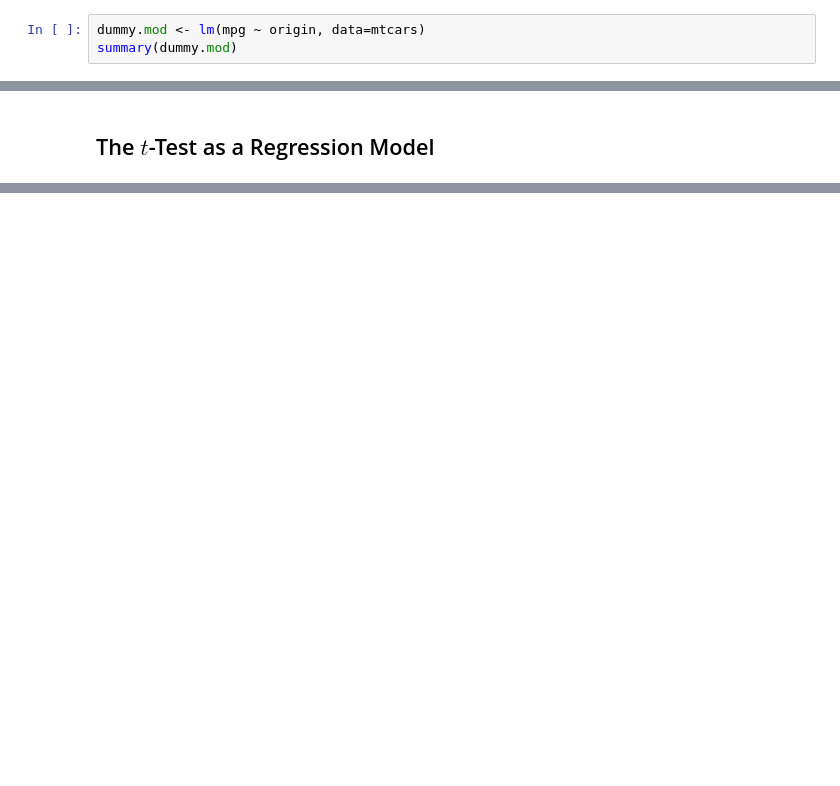
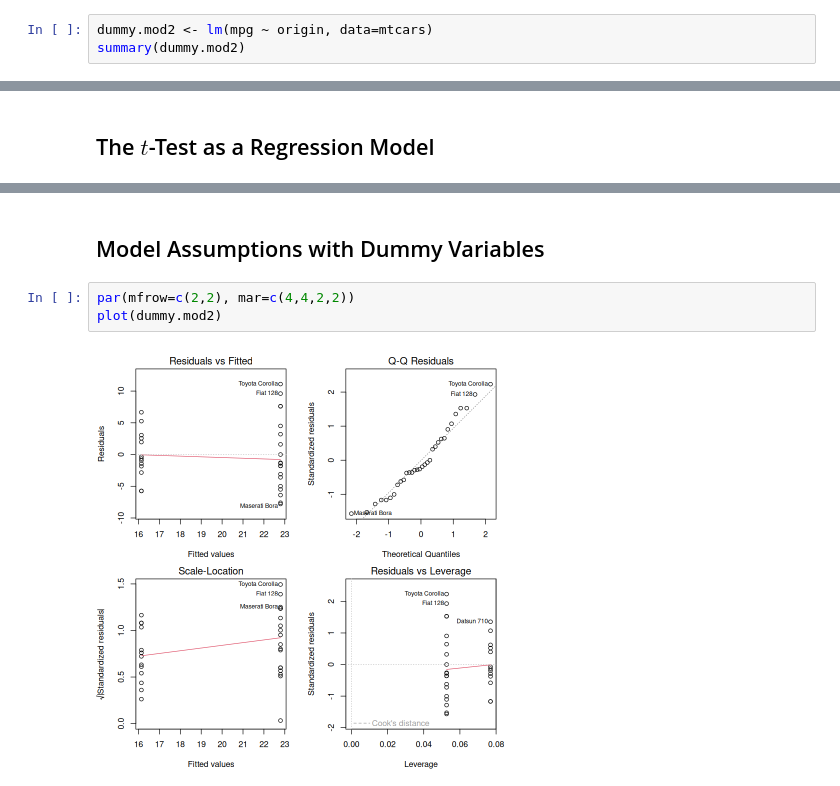
Before and after one commit to PCHN63101-Advanced-Data-Skills/Model-Comparisons-ANOVA, a Jupyter notebook: _build/jupyter_execute/1.dummy-variables.ipynb, the cells around one changed output, grey strips where cells are left out. Cells and saved outputs as stored; diff of their text form; blank space fills up the shorter version.

```diff
--- a/_build/jupyter_execute/1.dummy-variables.ipynb
+++ b/_build/jupyter_execute/1.dummy-variables.ipynb
@@ -62,8 +138,8 @@ To make sure `R` understands that this is a categorical variable, we should alwa
 # %%
 mtcars$origin <- as.factor(mtcars$origin)
 # %%
-dummy.mod <- lm(mpg ~ origin, data=mtcars)
-summary(dummy.mod)
+dummy.mod2 <- lm(mpg ~ origin, data=mtcars)
+summary(dummy.mod2)
 # %% [output]
 Call:
 lm(formula = mpg ~ origin, data = mtcars)
@@ -90,0 +213,7 @@ Strictly speaking, dummy variables are indicator variables with a value of eithe
+# %% [markdown]
+## Model Assumptions with Dummy Variables
+# %%
+par(mfrow=c(2,2), mar=c(4,4,2,2))
+plot(dummy.mod2)
+# %% [output]
+[figure, added]
```
Also changed, not shown: parts of 25 cells of this notebook, 9 other files.
